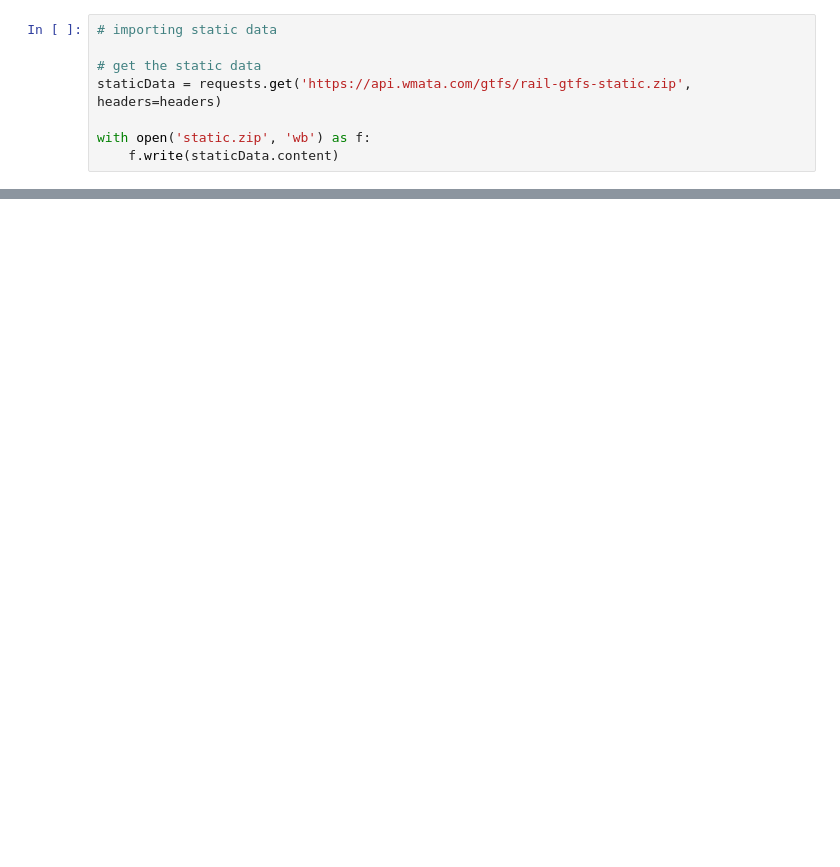
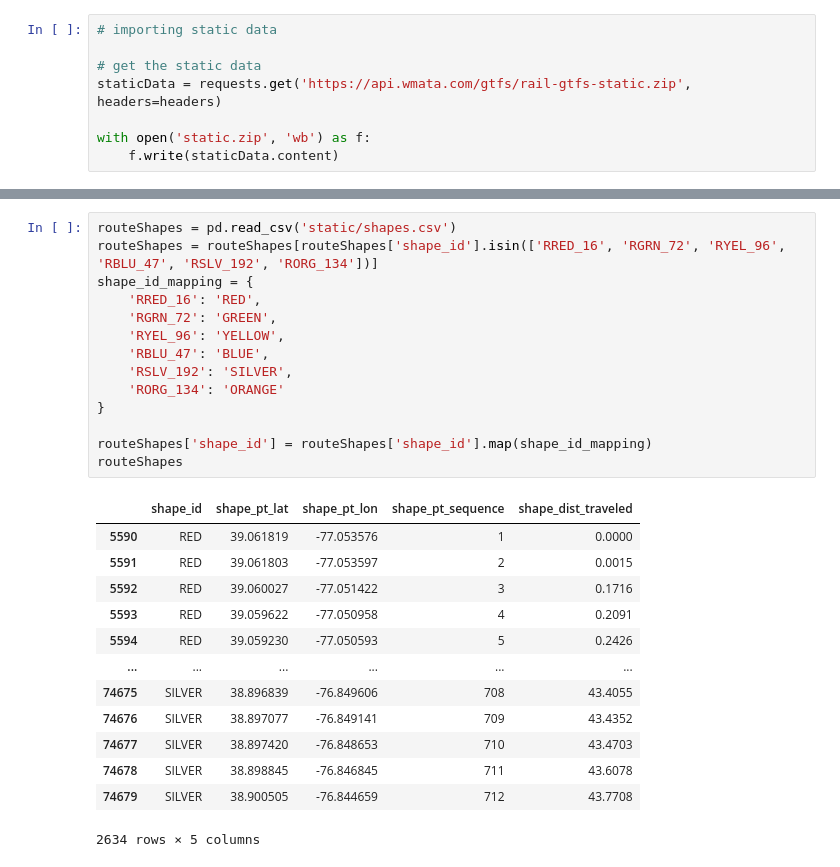
Before and after one commit to majdyousof/fyp, a Jupyter notebook: dataCollection.ipynb, the cells around one changed output, grey strips where cells are left out. Saved outputs shown, nothing was run; the diff lists cells and outputs as text; blank space fills up the shorter version.

```diff
--- a/dataCollection.ipynb
+++ b/dataCollection.ipynb
@@ -81,0 +109,28 @@ print(MessageToJson(feed2))
+# %%
+routeShapes = pd.read_csv('static/shapes.csv')
+routeShapes = routeShapes[routeShapes['shape_id'].isin(['RRED_16', 'RGRN_72', 'RYEL_96', 'RBLU_47', 'RSLV_192', 'RORG_134'])]
+shape_id_mapping = {
+    'RRED_16': 'RED',
+    'RGRN_72': 'GREEN',
+    'RYEL_96': 'YELLOW',
+    'RBLU_47': 'BLUE',
+    'RSLV_192': 'SILVER',
+    'RORG_134': 'ORANGE'
+}
+
+routeShapes['shape_id'] = routeShapes['shape_id'].map(shape_id_mapping)
+routeShapes
+# %% [output]
+|  | shape_id | shape_pt_lat | shape_pt_lon | shape_pt_sequence | shape_dist_traveled |
+| 5590 | RED | 39.061819 | -77.053576 | 1 | 0.0000 |
+| 5591 | RED | 39.061803 | -77.053597 | 2 | 0.0015 |
+| 5592 | RED | 39.060027 | -77.051422 | 3 | 0.1716 |
+| 5593 | RED | 39.059622 | -77.050958 | 4 | 0.2091 |
+| 5594 | RED | 39.059230 | -77.050593 | 5 | 0.2426 |
+| ... | ... | ... | ... | ... | ... |
+| 74675 | SILVER | 38.896839 | -76.849606 | 708 | 43.4055 |
+| 74676 | SILVER | 38.897077 | -76.849141 | 709 | 43.4352 |
+| 74677 | SILVER | 38.897420 | -76.848653 | 710 | 43.4703 |
+| 74678 | SILVER | 38.898845 | -76.846845 | 711 | 43.6078 |
+| 74679 | SILVER | 38.900505 | -76.844659 | 712 | 43.7708 |
+2634 rows × 5 columns
```
Also changed, not shown: parts of 10 cells of this notebook, 13 other files.
